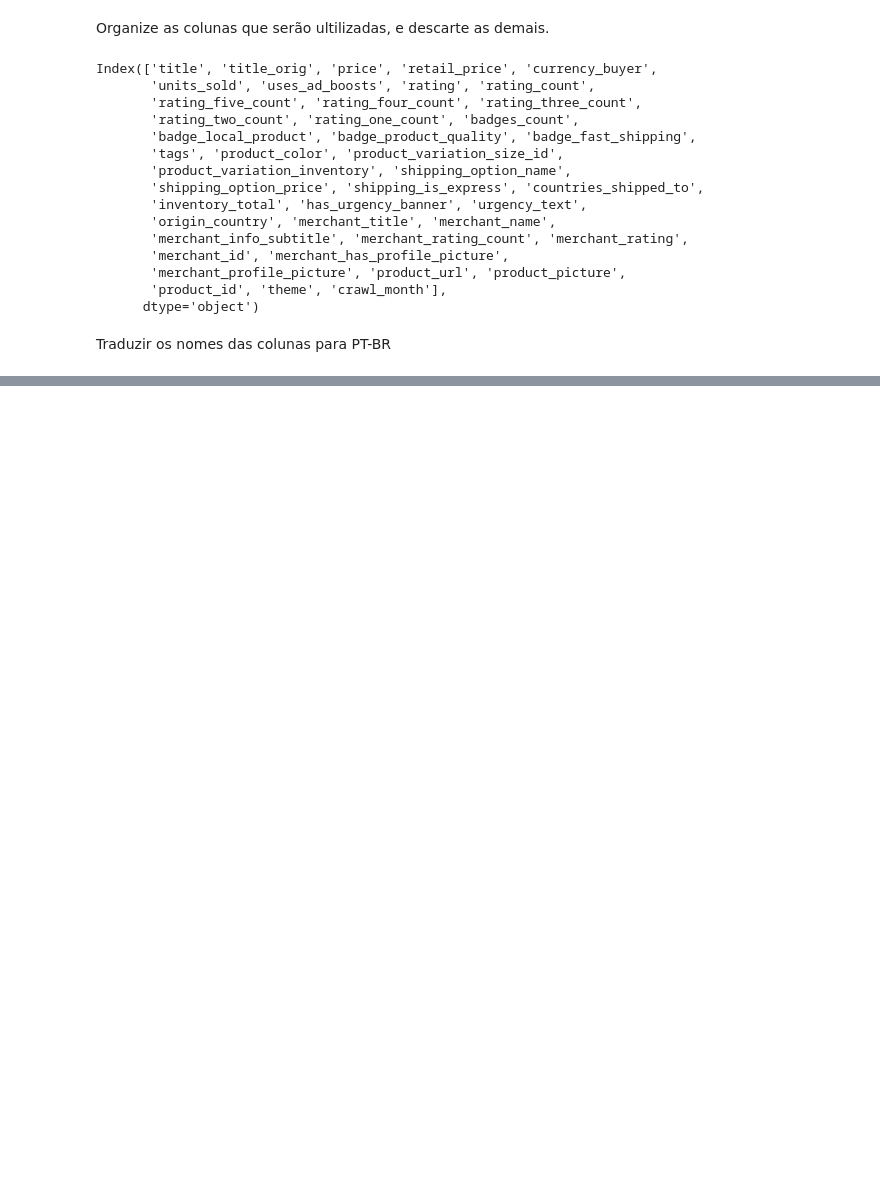
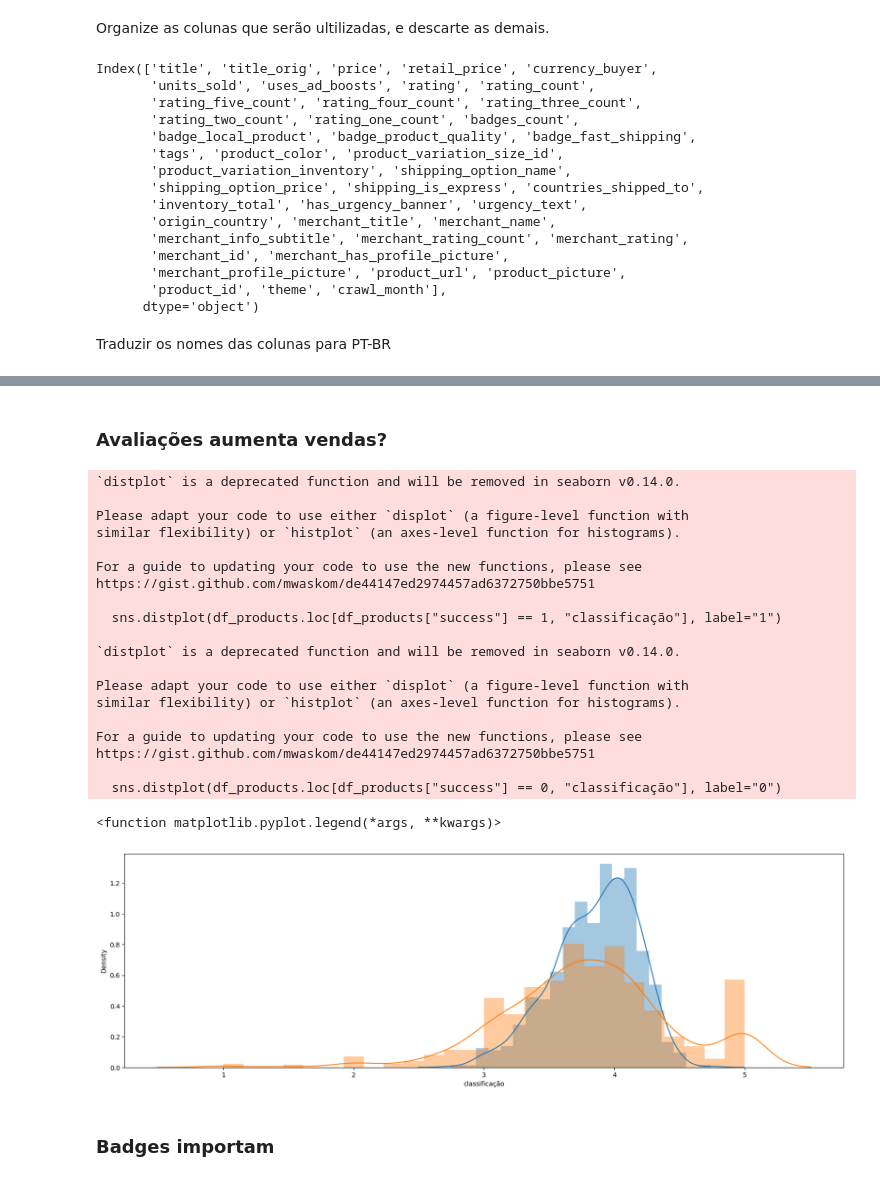
Before and after one commit to noskcaj2001/Summer_wish_Kaggle, a Jupyter notebook: Analise_Jackson.ipynb, the cells around one changed output, grey strips where cells are left out. Cells and saved outputs as stored; diff of their text form; code cells hidden in the pictures; blank space fills up the shorter version.

```diff
--- a/Analise_Jackson.ipynb
+++ b/Analise_Jackson.ipynb
@@ -55,0 +144,32 @@ df_products.rename(columns=translations, inplace=True)
+# %% [markdown]
+### Avaliações aumenta vendas?
+# %%
+fig, ax = plt.subplots(figsize=(20,6))
+
+sns.distplot(df_products.loc[df_products["success"] == 1, "classificação"], label="1")
+sns.distplot(df_products.loc[df_products["success"] == 0, "classificação"], label="0")
+plt.legend
+# %% [output]
+`distplot` is a deprecated function and will be removed in seaborn v0.14.0.
+
+Please adapt your code to use either `displot` (a figure-level function with
+similar flexibility) or `histplot` (an axes-level function for histograms).
+
+For a guide to updating your code to use the new functions, please see
+https://gist.github.com/mwaskom/de44147ed2974457ad6372750bbe5751
+
+  sns.distplot(df_products.loc[df_products["success"] == 1, "classificação"], label="1")
+
+`distplot` is a deprecated function and will be removed in seaborn v0.14.0.
+
+Please adapt your code to use either `displot` (a figure-level function with
+similar flexibility) or `histplot` (an axes-level function for histograms).
+
+For a guide to updating your code to use the new functions, please see
+https://gist.github.com/mwaskom/de44147ed2974457ad6372750bbe5751
+
+  sns.distplot(df_products.loc[df_products["success"] == 0, "classificação"], label="0")
+<function matplotlib.pyplot.legend(*args, **kwargs)>
+[figure, added]
+# %% [markdown]
+### Badges importam
```
Also changed, not shown: parts of 35 cells of this notebook.
